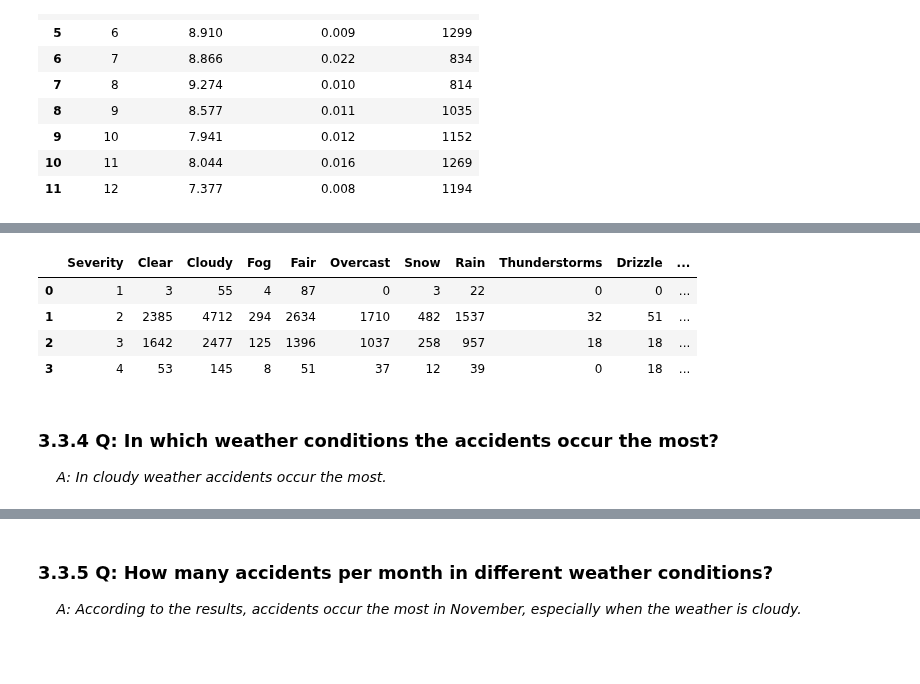
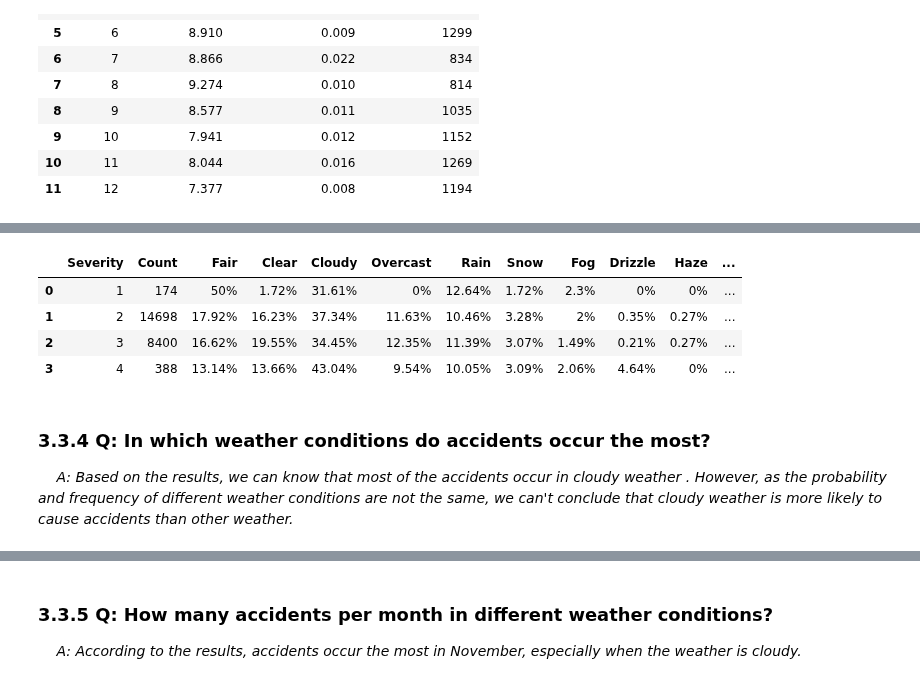
Before and after one commit to KaiyuWang19970221/BA775-teamproject, a Jupyter notebook: team6.ipynb, the cells around one changed output, grey strips where cells are left out. Cells and saved outputs as stored; diff of their text form; code cells hidden in the pictures; blank space fills up the shorter version.

```diff
--- a/team6.ipynb
+++ b/team6.ipynb
@@ -409,31 +415,34 @@ ORDER BY Severity
 # %%
 %%bigquery
 SELECT
     Severity,
-    SUM(IF(Weather_Condition LIKE '%Clear%', 1, 0)) AS Clear,
-    SUM(IF(Weather_Condition LIKE '%Cloudy%', 1, 0)) AS Cloudy,
-    SUM(IF(Weather_Condition LIKE '%Fog%', 1, 0)) AS Fog,
-    SUM(IF(Weather_Condition LIKE '%Fair%', 1, 0)) AS Fair,
-    SUM(IF(Weather_Condition LIKE '%Overcast%', 1, 0)) AS Overcast,
-    SUM(IF(Weather_Condition LIKE '%Snow%', 1, 0)) AS Snow,
-    SUM(IF(Weather_Condition LIKE '%Rain%', 1, 0)) AS Rain,
-    SUM(CASE WHEN Weather_Condition LIKE '%Storms%' THEN 1
-        WHEN Weather_Condition LIKE '%Thunder%' THEN 1 ELSE 0 END) AS Thunderstorms,
-    SUM(IF(Weather_Condition LIKE '%Drizzle%', 1, 0)) AS Drizzle,
-    SUM(CASE WHEN Weather_Condition LIKE '%Haze%' THEN 1
-        WHEN Weather_Condition LIKE '%Smoke%' THEN 1 ELSE 0 END) AS Haze,
+    COUNT(Severity) AS Count,
+    ROUND(SUM(IF(Weather_Condition LIKE '%Fair%', 1, 0))*100/COUNT(Severity),2)||'%' AS Fair,
+    ROUND(SUM(IF(Weather_Condition LIKE '%Clear%', 1, 0))*100/COUNT(Severity),2)||'%' AS Clear,
+    ROUND(SUM(IF(Weather_Condition LIKE '%Cloud%', 1, 0))*100/COUNT(Severity),2)||'%' AS Cloudy,
+    ROUND(SUM(IF(Weather_Condition LIKE '%Overcast%', 1, 0))*100/COUNT(Severity),2)||'%' AS Overcast,
+    ROUND(SUM(IF(Weather_Condition LIKE '%Rain%', 1, 0))*100/COUNT(Severity),2)||'%' AS Rain,
+    ROUND(SUM(IF(Weather_Condition LIKE '%Snow%', 1, 0))*100/COUNT(Severity),2)||'%' AS Snow,
+    ROUND(SUM(IF(Weather_Condition LIKE '%Fog%', 1, 0))*100/COUNT(Severity),2)||'%' AS Fog,
+    ROUND(SUM(IF(Weather_Condition LIKE '%Drizzle%', 1, 0))*100/COUNT(Severity),2)||'%' AS Drizzle,
+    ROUND(SUM(IF(Weather_Condition LIKE '%Haze%', 1, 0))*100/COUNT(Severity),2)||'%' AS Haze,
+    ROUND(SUM(IF(Weather_Condition LIKE '%Wintry%', 1, 0))*100/COUNT(Severity),2)||'%' AS Wintry,
+    ROUND(SUM(IF(Weather_Condition LIKE '%Mist%', 1, 0))*100/COUNT(Severity),2)||'%' AS Mist,
+    ROUND(SUM(CASE WHEN Weather_Condition LIKE '%Storm%' THEN 1
+        WHEN Weather_Condition LIKE '%Thunder%' THEN 1 ELSE 0 END)*100/COUNT(Severity),2)||'%' AS Thunderstorms,
 FROM `ba775-b2-team6.team6.carcrash_MA`
+WHERE Weather_Condition != 'nan'
 GROUP BY Severity
 ORDER BY Severity
 # %% [output]
-|  | Severity | Clear | Cloudy | Fog | Fair | Overcast | Snow | Rain | Thunderstorms | Drizzle | ... |
-| 0 | 1 | 3 | 55 | 4 | 87 | 0 | 3 | 22 | 0 | 0 | ... |
-| 1 | 2 | 2385 | 4712 | 294 | 2634 | 1710 | 482 | 1537 | 32 | 51 | ... |
-| 2 | 3 | 1642 | 2477 | 125 | 1396 | 1037 | 258 | 957 | 18 | 18 | ... |
-| 3 | 4 | 53 | 145 | 8 | 51 | 37 | 12 | 39 | 0 | 18 | ... |
+|  | Severity | Count | Fair | Clear | Cloudy | Overcast | Rain | Snow | Fog | Drizzle | Haze | ... |
+| 0 | 1 | 174 | 50% | 1.72% | 31.61% | 0% | 12.64% | 1.72% | 2.3% | 0% | 0% | ... |
+| 1 | 2 | 14698 | 17.92% | 16.23% | 37.34% | 11.63% | 10.46% | 3.28% | 2% | 0.35% | 0.27% | ... |
+| 2 | 3 | 8400 | 16.62% | 19.55% | 34.45% | 12.35% | 11.39% | 3.07% | 1.49% | 0.21% | 0.27% | ... |
+| 3 | 4 | 388 | 13.14% | 13.66% | 43.04% | 9.54% | 10.05% | 3.09% | 2.06% | 4.64% | 0% | ... |
-# %% [markdown]
-### 3.3.4 Q: In which weather conditions the accidents occur the most?
-&emsp;<i> A: In cloudy weather accidents occur the most.</i>
+# %% [markdown]
+### 3.3.4 Q: In which weather conditions do accidents occur the most?
+&emsp;<i> A: Based on the results, we can know that most of the accidents occur in cloudy weather . However, as the probability and frequency of different weather conditions are not the same, we can't conclude that cloudy weather is more likely to cause accidents than other weather.</i>
 # %%
 %%bigquery
 SELECT
```
Also changed, not shown: parts of 16 cells of this notebook.
